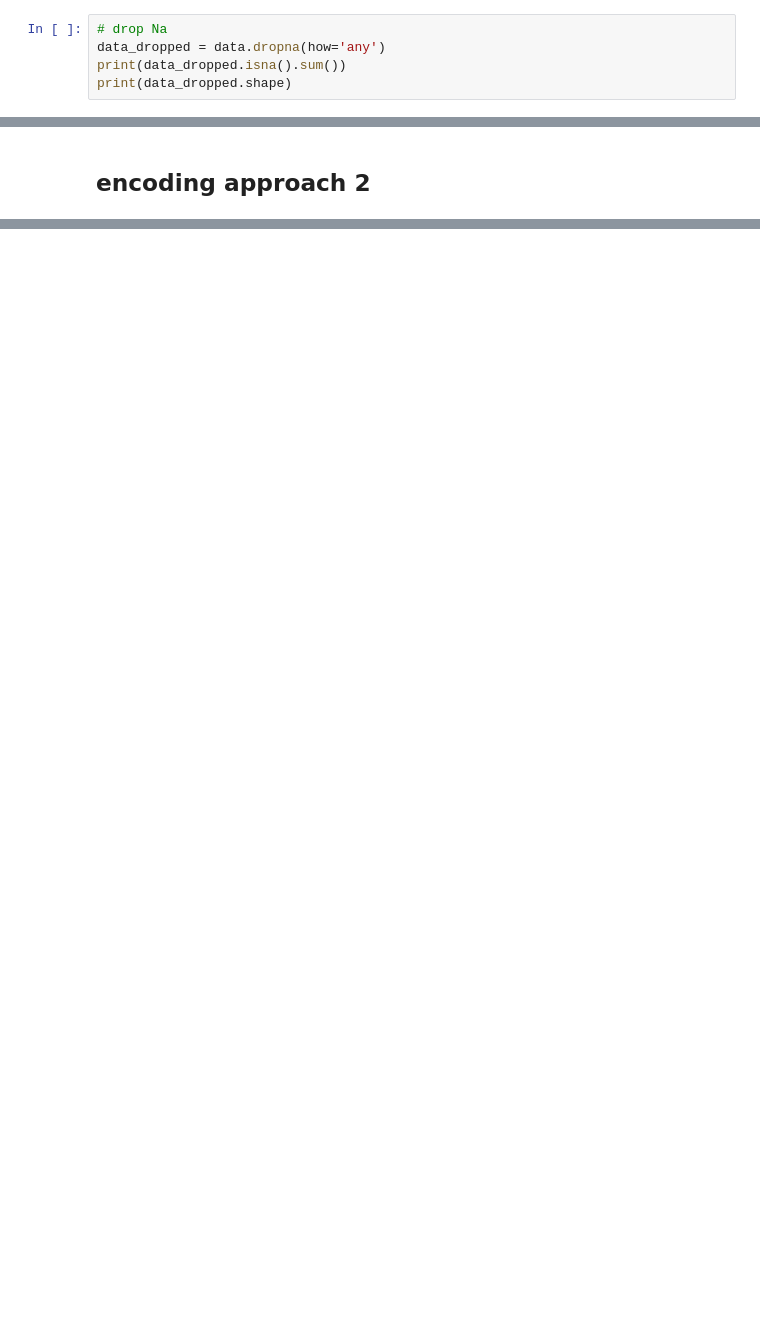
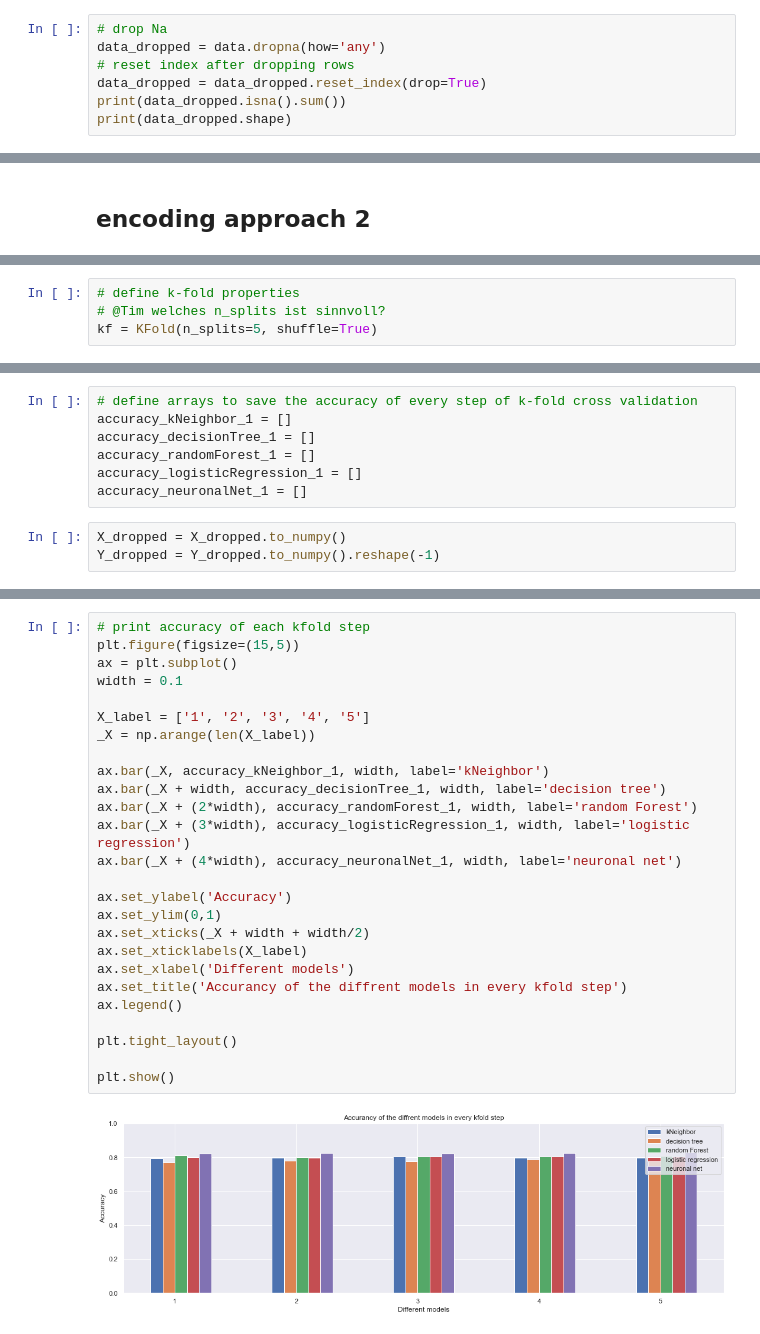
Before and after one commit to t-i-n-a-t/MachineLearning, a Jupyter notebook: Portfolio.ipynb, the cells around one changed output, grey strips where cells are left out. Drawn from its saved outputs; the diff is of its cells as text; blank space fills up the shorter version.

Commit message:
add data training

```diff
--- a/Portfolio.ipynb
+++ b/Portfolio.ipynb
@@ -197,6 +199,8 @@ data.drop(['fnlwgt', 'capital_gain', 'capital_loss', 'education'], axis=1, inpla
 # %%
 # drop Na
 data_dropped = data.dropna(how='any')
+# reset index after dropping rows
+data_dropped = data_dropped.reset_index(drop=True)
 print(data_dropped.isna().sum())
 print(data_dropped.shape)
 # %% [output]
@@ -389,0 +379,4 @@ Name: income, Length: 32537, dtype: int32
+# %%
+# define k-fold properties
+# @Tim welches n_splits ist sinnvoll?
+kf = KFold(n_splits=5, shuffle=True)
@@ -389,0 +385,10 @@ Name: income, Length: 32537, dtype: int32
+# %%
+# define arrays to save the accuracy of every step of k-fold cross validation
+accuracy_kNeighbor_1 = []
+accuracy_decisionTree_1 = []
+accuracy_randomForest_1 = []
+accuracy_logisticRegression_1 = []
+accuracy_neuronalNet_1 = []
+# %%
+X_dropped = X_dropped.to_numpy()
+Y_dropped = Y_dropped.to_numpy().reshape(-1)
@@ -389,0 +467,28 @@ Name: income, Length: 32537, dtype: int32
+# %%
+# print accuracy of each kfold step
+plt.figure(figsize=(15,5))
+ax = plt.subplot()
+width = 0.1
+
+X_label = ['1', '2', '3', '4', '5']
+_X = np.arange(len(X_label))
+
+ax.bar(_X, accuracy_kNeighbor_1, width, label='kNeighbor')
+ax.bar(_X + width, accuracy_decisionTree_1, width, label='decision tree')
+ax.bar(_X + (2*width), accuracy_randomForest_1, width, label='random Forest')
+ax.bar(_X + (3*width), accuracy_logisticRegression_1, width, label='logistic regression')
+ax.bar(_X + (4*width), accuracy_neuronalNet_1, width, label='neuronal net')
+
+ax.set_ylabel('Accuracy')
+ax.set_ylim(0,1)
+ax.set_xticks(_X + width + width/2)
+ax.set_xticklabels(X_label)
+ax.set_xlabel('Different models')
+ax.set_title('Accurancy of the diffrent models in every kfold step')
+ax.legend()
+
+plt.tight_layout()
+
+plt.show()
+# %% [output]
+[figure, added]
```
Also changed, not shown: parts of 24 cells of this notebook.
